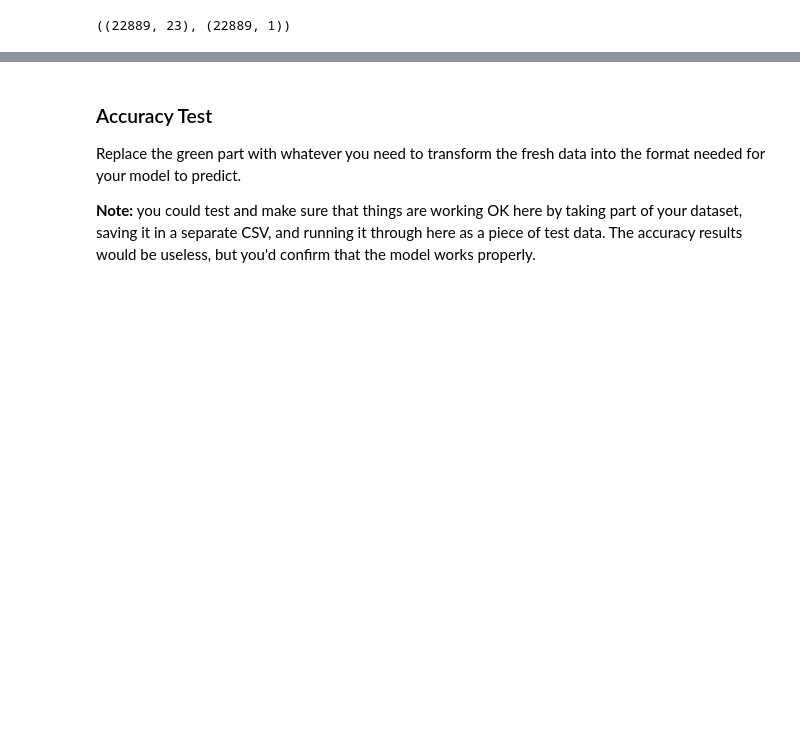
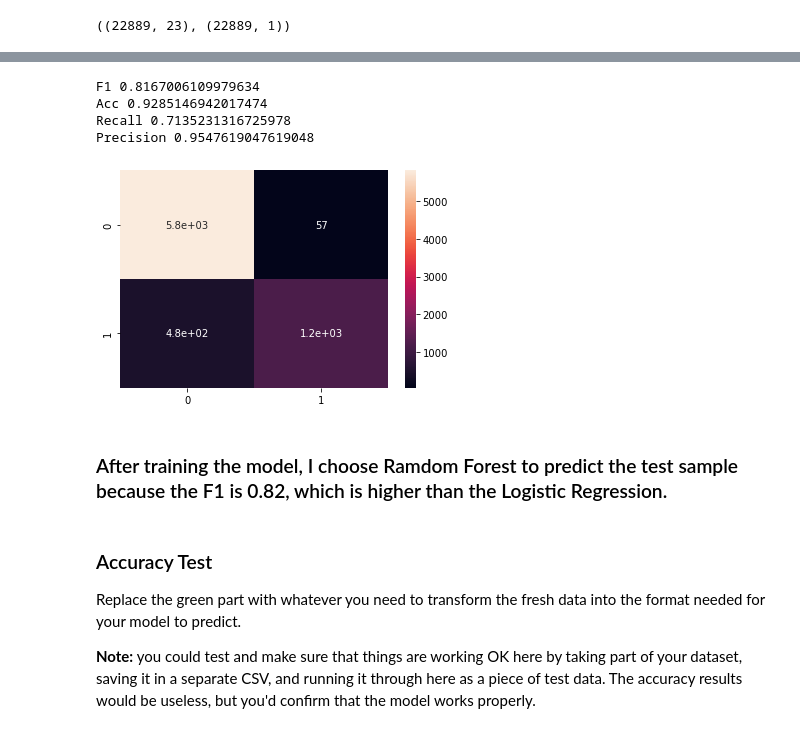
Before and after one commit to sijiahao-hub/BSIP_Assignment_4_Students, a Jupyter notebook: asn4_start.ipynb, the cells around one changed output, grey strips where cells are left out. Saved outputs shown, nothing was run; the diff lists cells and outputs as text; code cells hidden in the pictures; blank space fills up the shorter version.

```diff
--- a/asn4_start.ipynb
+++ b/asn4_start.ipynb
@@ -146,3 +148,30 @@ Precision 0.8082808280828083
+# %%
+from sklearn.preprocessing import StandardScaler
+from sklearn.ensemble import RandomForestClassifier, AdaBoostClassifier
+
+# Random Forest model:
+scaler1 = StandardScaler()
+x_trainP_norm = scaler.fit_transform(x_trainP)
+x_testP_norm = scaler.transform(x_testP)
+model2 = RandomForestClassifier(n_jobs=-1).fit(x_trainP_norm, y_trainP.ravel())
+predict2 = model2.predict(x_testP_norm)
+
+labels2 = binarize(np.array(predict2).reshape(-1,1), threshold = 0.5)
+conf_matrix2 = confusion_matrix(y_testP, labels2)
+sns.heatmap(conf_matrix2, annot=True)
+
+print("F1", f1_score(y_testP, labels2))
+print("Acc",accuracy_score(y_testP, labels2))
+print("Recall", recall_score(y_testP, labels2))
+print("Precision", precision_score(y_testP, labels2))
+# %% [output]
+F1 0.8167006109979634
+Acc 0.9285146942017474
+Recall 0.7135231316725978
+Precision 0.9547619047619048
+[figure, added]
+# %% [markdown]
+### After training the model, I choose Ramdom Forest to predict the test sample because the F1 is 0.82, which is higher than the Logistic Regression.
 # %% [markdown]
 ### Accuracy Test
 
```
Also changed, not shown: parts of 2 cells of this notebook.
